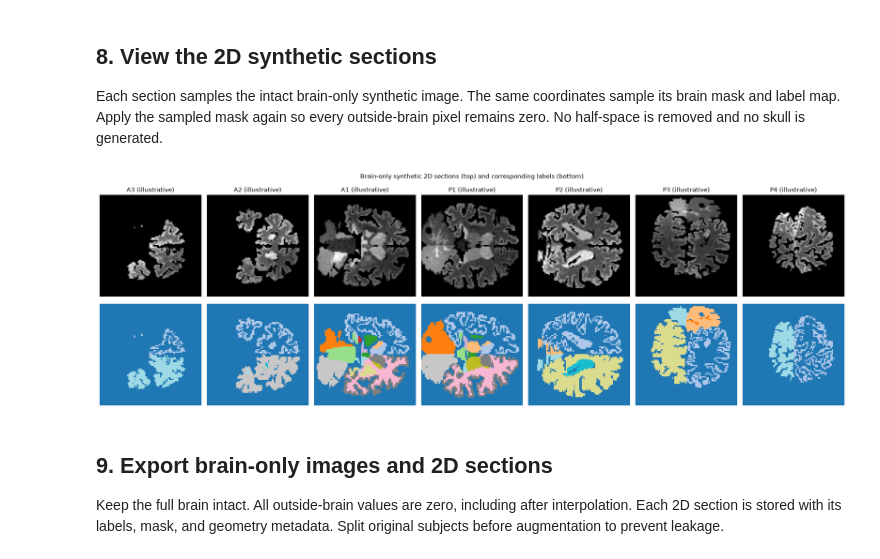
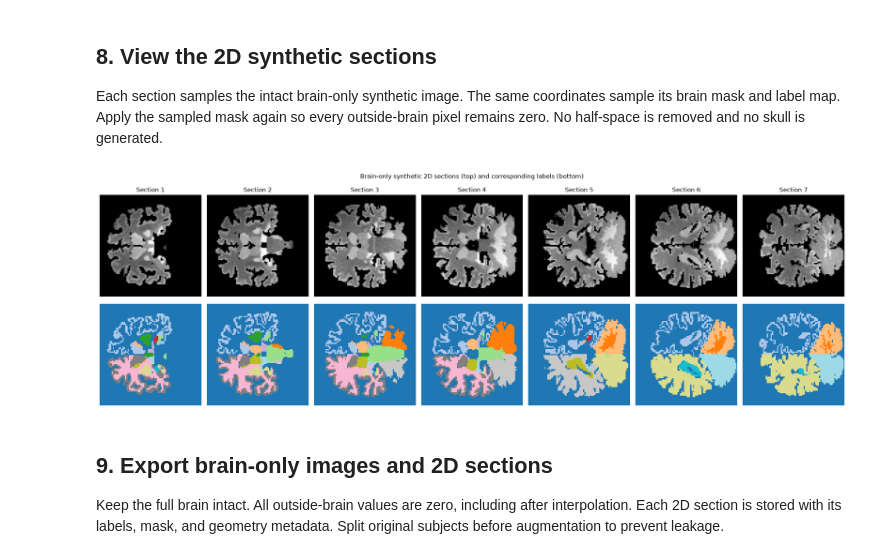
Before and after one commit to dadashkarimi/pigskin, a Jupyter notebook: notebooks/PIGTAILS_Real_Brain_Executed.ipynb, the cells around one changed output. Cells and saved outputs as stored; diff of their text form; code cells hidden in the pictures.

```diff
--- a/notebooks/PIGTAILS_Real_Brain_Executed.ipynb
+++ b/notebooks/PIGTAILS_Real_Brain_Executed.ipynb
@@ -156,10 +162,15 @@ def synthesize(label_map, seed):
     rng = np.random.default_rng(seed)
     image = np.zeros(label_map.shape, np.float32)
     parameters = {}
+    pairs = {41:2,42:3,43:4,44:5,46:7,47:8,49:10,50:11,51:12,52:13,53:17,54:18,58:26,60:28}
+    shared = {}
     for k in np.unique(label_map):
         if k == 0:
             continue
-        mean, std = float(rng.uniform(.15, .95)), float(rng.uniform(.01, .06))
+        group = pairs.get(int(k), int(k))
+        if group not in shared:
+            shared[group] = (float(rng.uniform(.35, .9)), float(rng.uniform(.01, .035)))
+        mean, std = shared[group]
         region = label_map == k
         image[region] = np.maximum(rng.normal(mean, std, region.sum()), 0)
         parameters[str(k)] = {"mean": mean, "std": std}
@@ -334,15 +332,37 @@ else:
     brain_points = np.column_stack(np.nonzero(warped_mask))
     centre = nib.affines.apply_affine(affine, brain_points.mean(axis=0))
     points_world = nib.affines.apply_affine(affine, brain_points)
-    lo,hi = np.percentile(points_world[:,1], [5,95])
+    lo,hi = np.percentile(points_world[:,1], [25,75])
     positions = np.linspace(hi,lo,len(CLASSES))
     for name, position in zip(CLASSES,positions):
-        normal_ras = np.array(NORMALS_LPS[name]) * [-1,-1,1]
+        normal_ras = np.array([0., 1., .12])  # parallel slightly oblique coronal sectioning
         point = centre.copy(); point[1] = position
         pc, meta = plane_coordinates(affine,point,normal_ras,size=160,spacing_mm=1.)
-        meta.update(mode="illustrative_human_position_Pig127_orientation",
-                    reference_python_j=SLICES_ZERO[name])
+        meta.update(mode="representative_parallel_histology_sections",
+                    section_order=CLASSES.index(name)+1)
         plane_samples[name],plane_metadata[name] = pc,meta
 print("Plane positions:", "exact Pig127" if EXACT_PIG127 else "illustrative human; Pig127 orientations only")
 # %% [output]
 Plane positions: illustrative human; Pig127 orientations only
+# %%
+# Sagittal planning view with the section-plane intersections.
+if not EXACT_PIG127:
+    i = int(np.round(np.column_stack(np.nonzero(warped_mask))[:,0].mean()))
+    fig, ax = plt.subplots(figsize=(10,7))
+    y = affine[1,3] + affine[1,1]*np.arange(warped_image.shape[1])
+    z = affine[2,3] + affine[2,2]*np.arange(warped_image.shape[2])
+    ax.imshow(warped_image[i,:,:].T,origin="lower",cmap="gray",
+              extent=[y[0],y[-1],z[0],z[-1]],aspect="equal")
+    x = nib.affines.apply_affine(affine,[i,0,0])[0]
+    for number,name in enumerate(CLASSES,1):
+        meta = plane_metadata[name]
+        p = np.array(meta["centre_mm"]); normal = np.array(meta["normal"])
+        yy = p[1] - (normal[0]*(x-p[0])+normal[2]*(z-p[2]))/normal[1]
+        ax.plot(yy,z,lw=1.5,label=f"Section {number}")
+    ax.set_xlabel("Anterior position (RAS mm)")
+    ax.set_ylabel("Superior position (RAS mm)")
+    ax.set_title("Sagittal view: parallel histology section planes")
+    ax.legend(loc="upper left",fontsize=8)
+    fig.tight_layout()
+    fig.savefig(OUT/"histology_plane_layout.png",dpi=160)
+    plt.show()
@@ -352,26 +374,26 @@ Each section samples the intact brain-only synthetic image. The same coordinates
 # %%
 plane_exports = {}
 fig, axes = plt.subplots(2,7,figsize=(21,7))
 for col,name in enumerate(CLASSES):
     pc = plane_samples[name]
     section_mask = ndi.map_coordinates(warped_mask.astype(np.uint8),pc,order=0,mode="constant",cval=0)>0
     section = ndi.map_coordinates(warped_image,pc,order=1,mode="constant",cval=0)
     section = np.where(section_mask,section,0).astype(np.float32)
     section_labels = ndi.map_coordinates(warped_labels,pc,order=0,mode="constant",cval=0)
     section_labels = np.where(section_mask,section_labels,0).astype(np.int32)
     assert not section[~section_mask].any()
     assert not section_labels[~section_mask].any()
     axes[0,col].imshow(section.T,origin="lower",cmap="gray")
     axes[1,col].imshow(section_labels.T,origin="lower",cmap="tab20",interpolation="nearest")
-    axes[0,col].set_title(name + (" (Pig127)" if EXACT_PIG127 else " (illustrative)"))
+    axes[0,col].set_title(name if EXACT_PIG127 else f"Section {col+1}")
     for row in range(2): axes[row,col].set_axis_off()
     plane_exports[name] = (section,section_labels,section_mask,plane_metadata[name])
 fig.suptitle("Brain-only synthetic 2D sections (top) and corresponding labels (bottom)")
 fig.tight_layout()
 fig.savefig(OUT/"real_brain_plane_examples.png",dpi=160,bbox_inches="tight")
 plt.show()
 # %% [output]
-[figure, old version]
+[figure, new version]
 # %% [markdown]
 ## 9. Export brain-only images and 2D sections
 Keep the full brain intact. All outside-brain values are zero, including after interpolation. Each 2D section is stored with its labels, mask, and geometry metadata. Split original subjects before augmentation to prevent leakage.
```
Also changed, not shown: parts of 11 cells of this notebook, 3 other files.
